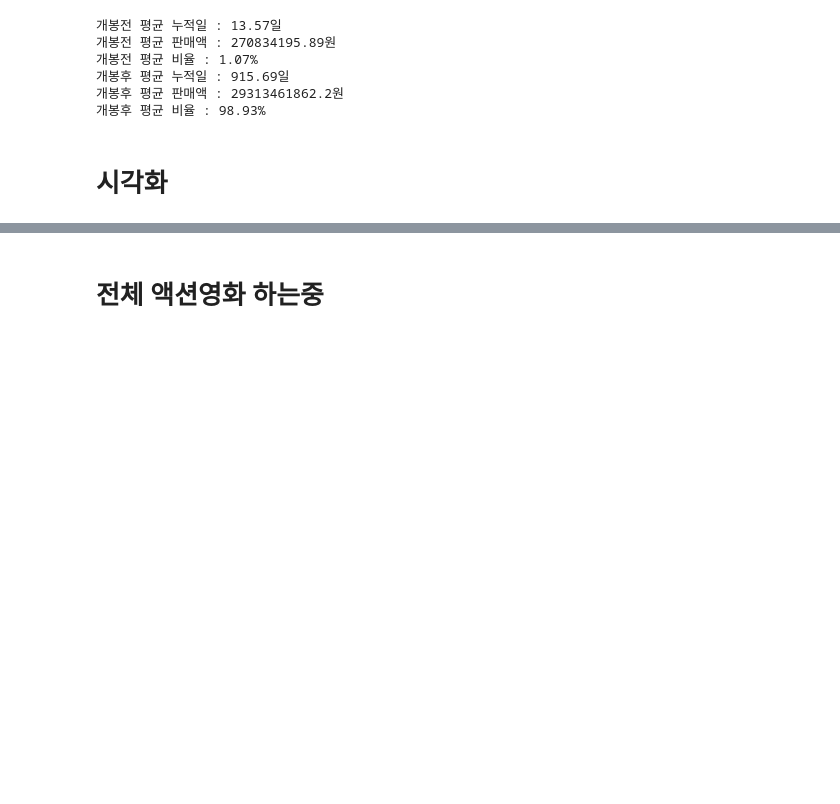
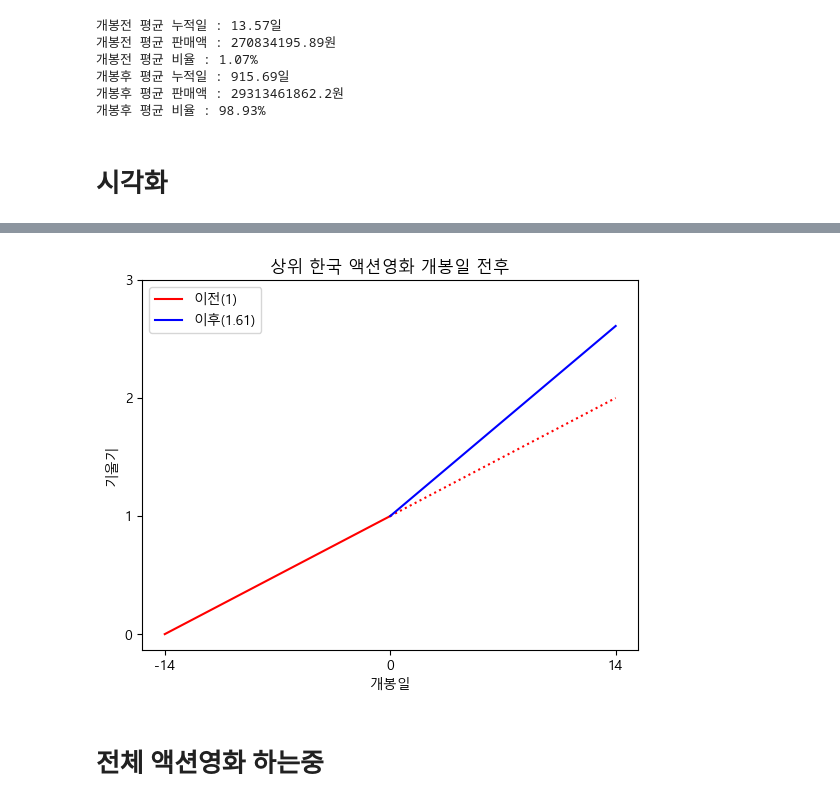
Before and after one commit to wonyounging/1_Project, a Jupyter notebook: 분석_액션영화 장르.ipynb, the cells around one changed output, grey strips where cells are left out. Saved outputs shown, nothing was run; the diff lists cells and outputs as text; code cells hidden in the pictures; blank space fills up the shorter version.

```diff
--- a/분석_액션영화 장르.ipynb
+++ b/분석_액션영화 장르.ipynb
@@ -672,3 +692,33 @@ plt.show()
+# %%
+# 데이터 생성
+x = np.array([-14, 0, 14])
+y1 = x
+y2 = 1.61 * x
+
+# 그래프 그리기
+plt.plot([-14, 0], [0, 1], color='red', label='이전(1)')
+plt.plot([0, 14], [1, 2], color='red', linestyle='dotted', label='이전(1)')
+plt.plot([0, 14], [1, 2.61], color='blue', label='이후(1.61)')
+
+# 축과 제목 설정
+plt.xlabel('개봉일')
+plt.ylabel('기울기')
+plt.title('상위 한국 액션영화 개봉일 전후')
+
+# x축 눈금과 레이블 설정
+plt.xticks(x, x)
+
+# y축 눈금과 레이블 설정
+plt.yticks([0, 1, 2, 3])
+
+# 범례 표시 (첫 번째와 세 번째 항목만 표시)
+handles, labels = plt.gca().get_legend_handles_labels()
+plt.legend([handles[0], handles[2]], [labels[0], labels[2]])
+
+# 그래프 출력
+plt.show()
+# %% [output]
+[figure, added]
 # %% [markdown]
 # 전체 액션영화 하는중
 # %%
```
Also changed, not shown: parts of 28 cells of this notebook.
